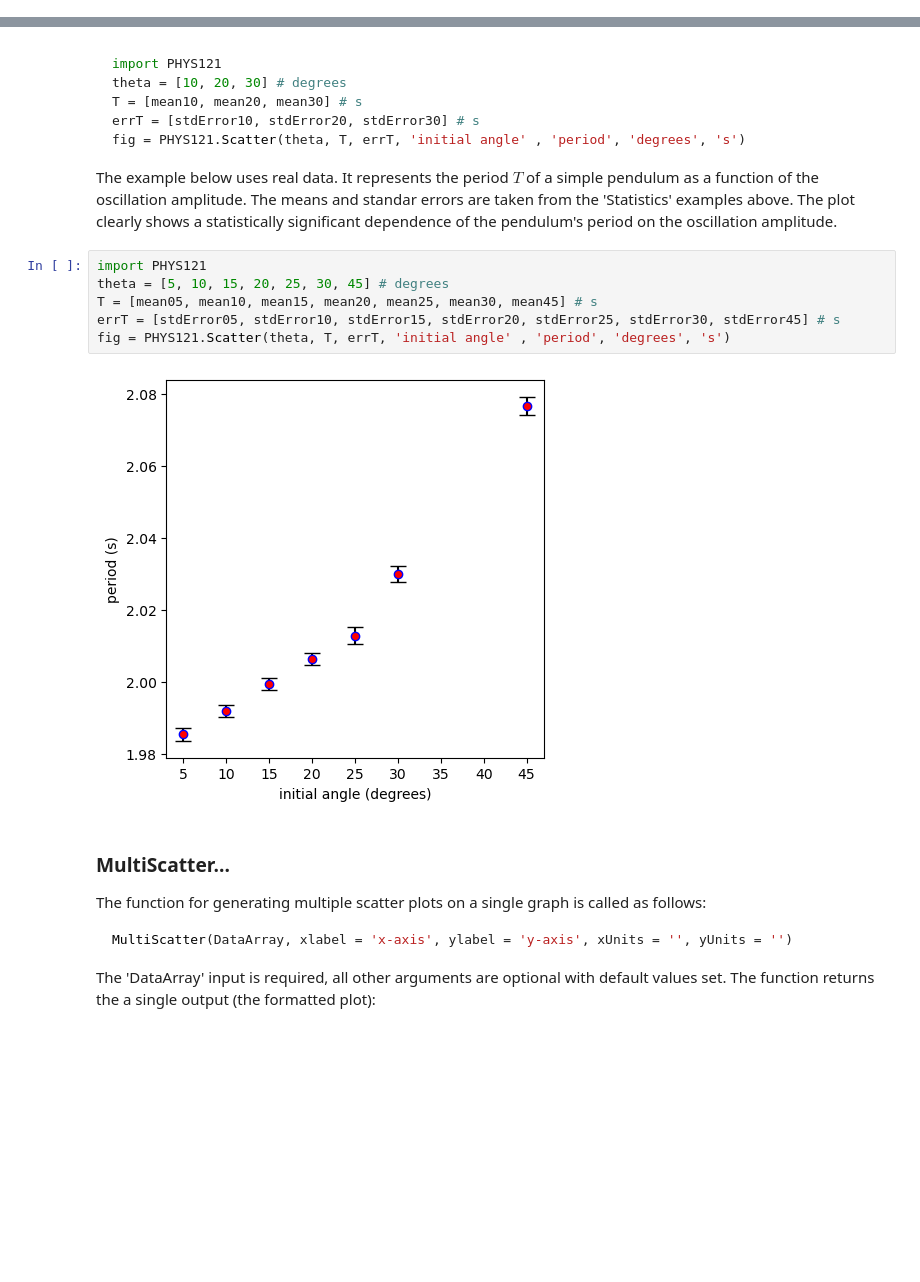
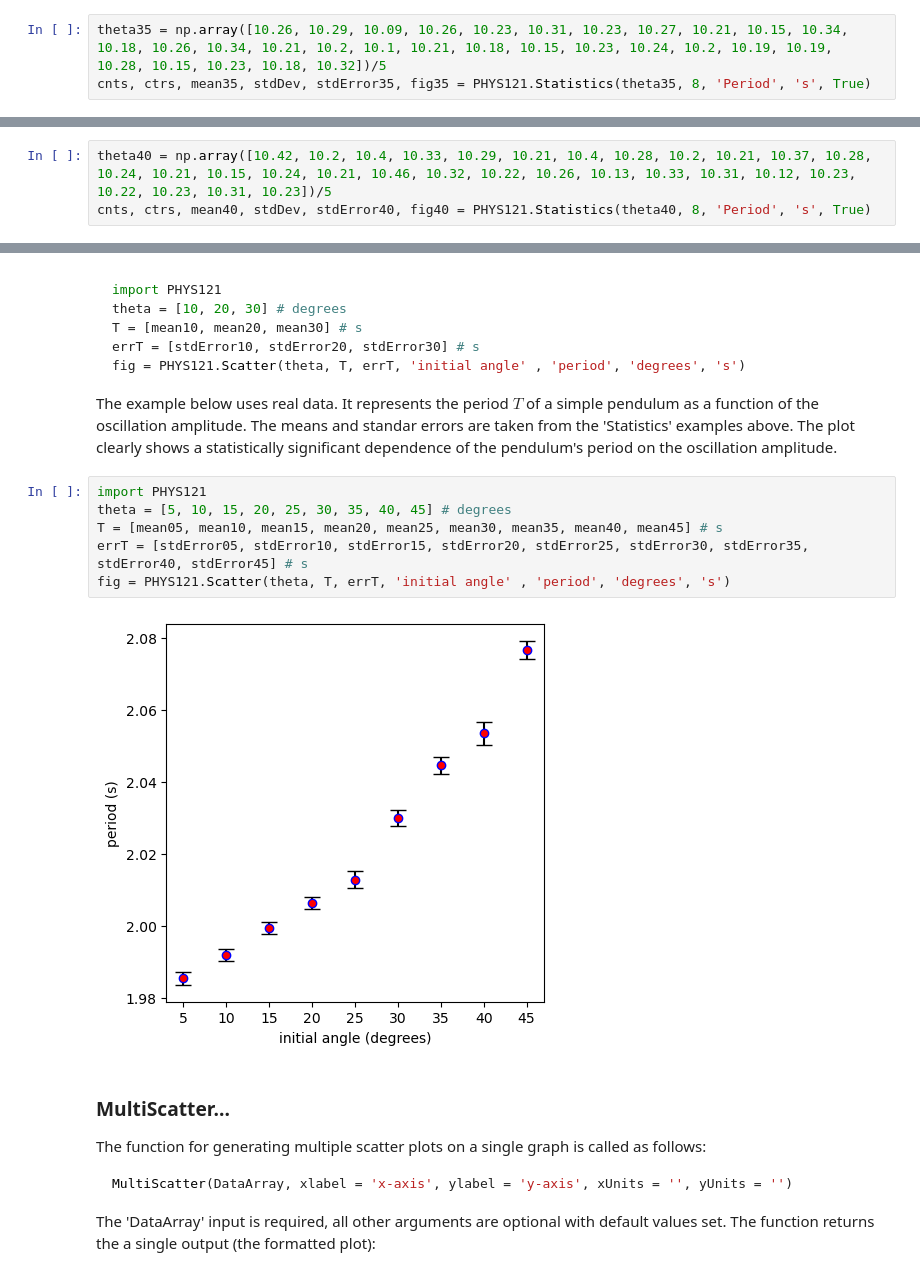
Before and after one commit to jake-bobowski/PHYS121_Functions, a Jupyter notebook: PHYS_121_Functions_demonstration.ipynb, the cells around one changed output, grey strips where cells are left out. Cells and saved outputs as stored; diff of their text form; blank space fills up the shorter version.

```diff
--- a/PHYS_121_Functions_demonstration.ipynb
+++ b/PHYS_121_Functions_demonstration.ipynb
@@ -204,3 +204,6 @@ The average of the data is $\mu = 2.0299\, \mathrm{ s }.$
 The standard deviation of the data is $\sigma = 0.0123\, \mathrm{ s }.$
 The standard error of the data is $\sigma_\mu = \sigma/\sqrt{N} = \mathrm0.0022\, \mathrm{ s }.$
 [figure]
+# %%
+theta35 = np.array([10.26, 10.29, 10.09, 10.26, 10.23, 10.31, 10.23, 10.27, 10.21, 10.15, 10.34, 10.18, 10.26, 10.34, 10.21, 10.2, 10.1, 10.21, 10.18, 10.15, 10.23, 10.24, 10.2, 10.19, 10.19, 10.28, 10.15, 10.23, 10.18, 10.32])/5
+cnts, ctrs, mean35, stdDev, stdError35, fig35 = PHYS121.Statistics(theta35, 8, 'Period', 's', True)
@@ -206,0 +216,3 @@ The standard error of the data is $\sigma_\mu = \sigma/\sqrt{N} = \mathrm0.0022\
+# %%
+theta40 = np.array([10.42, 10.2, 10.4, 10.33, 10.29, 10.21, 10.4, 10.28, 10.2, 10.21, 10.37, 10.28, 10.24, 10.21, 10.15, 10.24, 10.21, 10.46, 10.32, 10.22, 10.26, 10.13, 10.33, 10.31, 10.12, 10.23, 10.22, 10.23, 10.31, 10.23])/5
+cnts, ctrs, mean40, stdDev, stdError40, fig40 = PHYS121.Statistics(theta40, 8, 'Period', 's', True)
@@ -248,12 +266,12 @@ fig = PHYS121.Scatter(theta, T, errT, 'initial angle' , 'period', 'degrees', 's'
 The example below uses real data.  It represents the period $T$ of a simple pendulum as a function of the oscillation amplitude.  The means and standar errors are taken from the 'Statistics' examples above.  The plot clearly shows a statistically significant dependence of the pendulum's period on the oscillation amplitude.
 # %%
 import PHYS121
-theta = [5, 10, 15, 20, 25, 30, 45] # degrees
-T = [mean05, mean10, mean15, mean20, mean25, mean30, mean45] # s
-errT = [stdError05, stdError10, stdError15, stdError20, stdError25, stdError30, stdError45] # s
+theta = [5, 10, 15, 20, 25, 30, 35, 40, 45] # degrees
+T = [mean05, mean10, mean15, mean20, mean25, mean30, mean35, mean40, mean45] # s
+errT = [stdError05, stdError10, stdError15, stdError20, stdError25, stdError30, stdError35, stdError40, stdError45] # s
 fig = PHYS121.Scatter(theta, T, errT, 'initial angle' , 'period', 'degrees', 's')
 # %% [output]
-[figure, old version]
+[figure, new version]
 # %% [markdown]
 ### MultiScatter...
 
```
Also changed, not shown: parts of 4 cells of this notebook.
